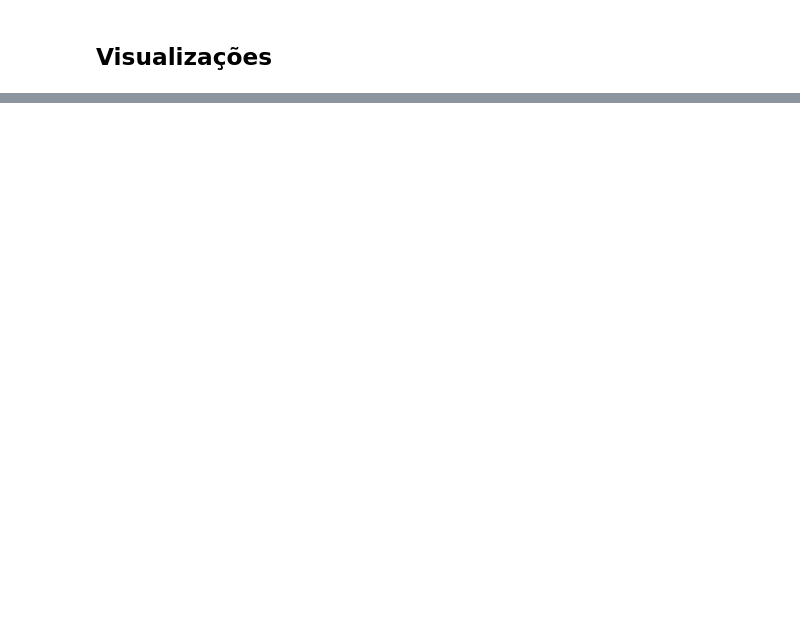
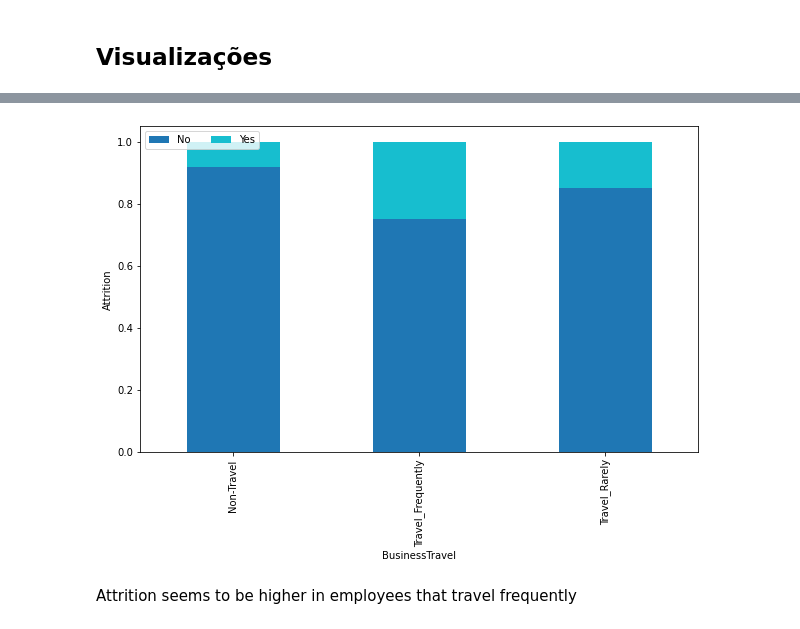
Before and after one commit to Ricardodpalmeida/bootcamp, a Jupyter notebook: SAA_analise.ipynb, the cells around one changed output, grey strips where cells are left out. Drawn from its saved outputs; the diff is of its cells as text; code cells hidden in the pictures; blank space fills up the shorter version.

```diff
--- a/SAA_analise.ipynb
+++ b/SAA_analise.ipynb
@@ -204,0 +465,5 @@ sns.scatterplot(x = 'JobSatisfaction', y= 'MonthlyIncome', data = df)
+# %%
+cross_tab_bt = pd.crosstab(index=df['BusinessTravel'],
+                             columns=df['Attrition'],
+                             normalize="index")
+cross_tab_bt
@@ -204,0 +476,14 @@ sns.scatterplot(x = 'JobSatisfaction', y= 'MonthlyIncome', data = df)
+# %%
+cross_tab_bt.plot(kind='bar',
+                    stacked=True,
+                    colormap='tab10',
+                    figsize=(10, 6))
+
+plt.legend(loc="upper left", ncol=2)
+plt.xlabel("BusinessTravel")
+plt.ylabel("Attrition")
+plt.show()
+# %% [output]
+[figure, added]
+# %% [markdown]
+Attrition seems to be higher in employees that travel frequently
```
Also changed, not shown: parts of 90 cells of this notebook.
